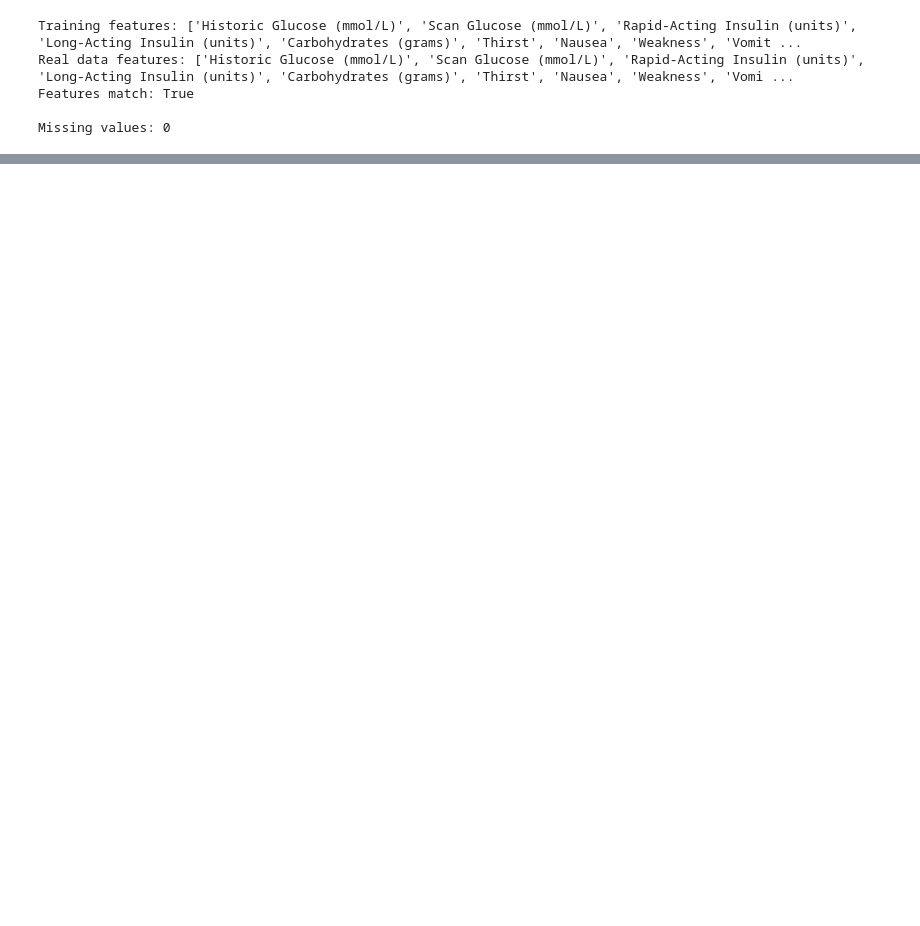
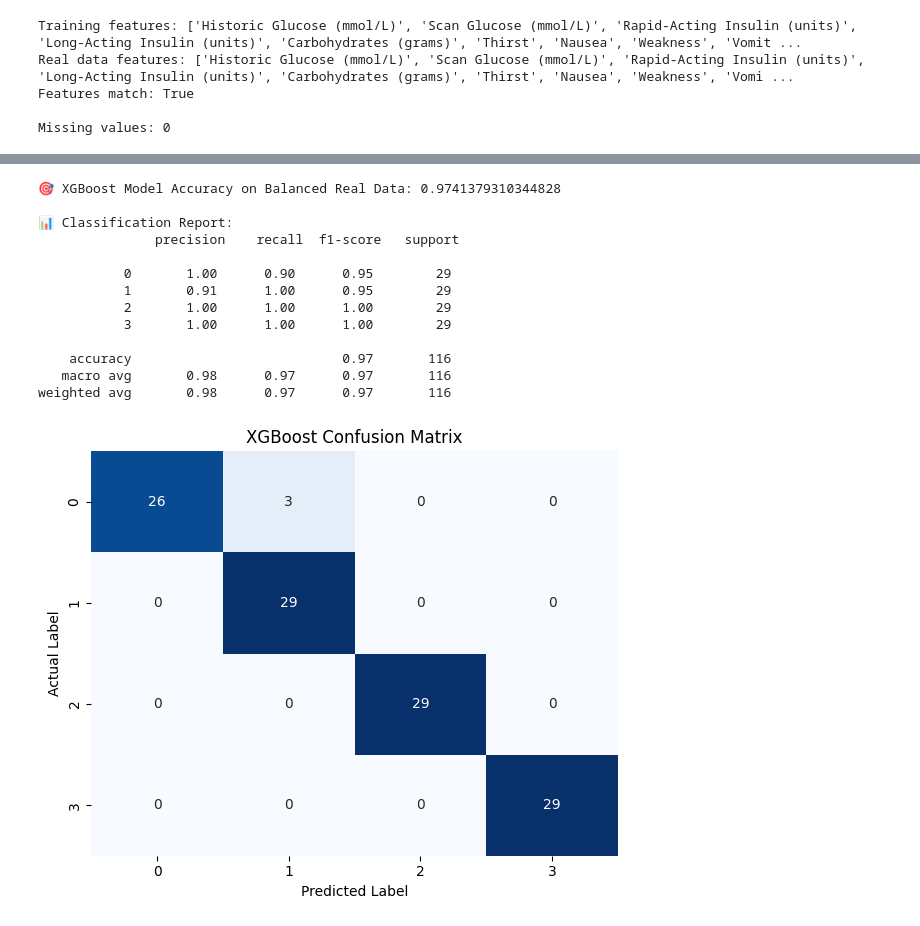
Before and after one commit to M-Bless/Diabetes-project, a Jupyter notebook: diabetes_analysis_train.ipynb, the cells around one changed output, grey strips where cells are left out. Saved outputs shown, nothing was run; the diff lists cells and outputs as text; code cells hidden in the pictures; blank space fills up the shorter version.

```diff
--- a/diabetes_analysis_train.ipynb
+++ b/diabetes_analysis_train.ipynb
@@ -718,0 +862,36 @@ print(" Metadata saved as 'model_metadata.pkl'")
+# %%
+# ✅ Make predictions on the real dataset
+y_pred_real = xgb_model.predict(X_real)
+
+# ✅ Calculate accuracy
+accuracy = accuracy_score(y_true, y_pred_real)
+print("🎯 XGBoost Model Accuracy on Balanced Real Data:", accuracy)
+
+# ✅ Classification Report
+print("\n📊 Classification Report:\n", classification_report(y_true, y_pred_real))
+
+# ✅ Confusion Matrix
+cm = confusion_matrix(y_true, y_pred_real)
+
+plt.figure(figsize=(6, 5))
+sns.heatmap(cm, annot=True, fmt='d', cmap='Blues', cbar=False)
+plt.xlabel("Predicted Label")
+plt.ylabel("Actual Label")
+plt.title("XGBoost Confusion Matrix")
+plt.tight_layout()
+plt.show()
+# %% [output]
+🎯 XGBoost Model Accuracy on Balanced Real Data: 0.9741379310344828
+
+📊 Classification Report:
+               precision    recall  f1-score   support
+
+           0       1.00      0.90      0.95        29
+           1       0.91      1.00      0.95        29
+           2       1.00      1.00      1.00        29
+           3       1.00      1.00      1.00        29
+
+    accuracy                           0.97       116
+   macro avg       0.98      0.97      0.97       116
+weighted avg       0.98      0.97      0.97       116
+[figure, added]
```
Also changed, not shown: parts of 22 cells of this notebook, 9 other files.
